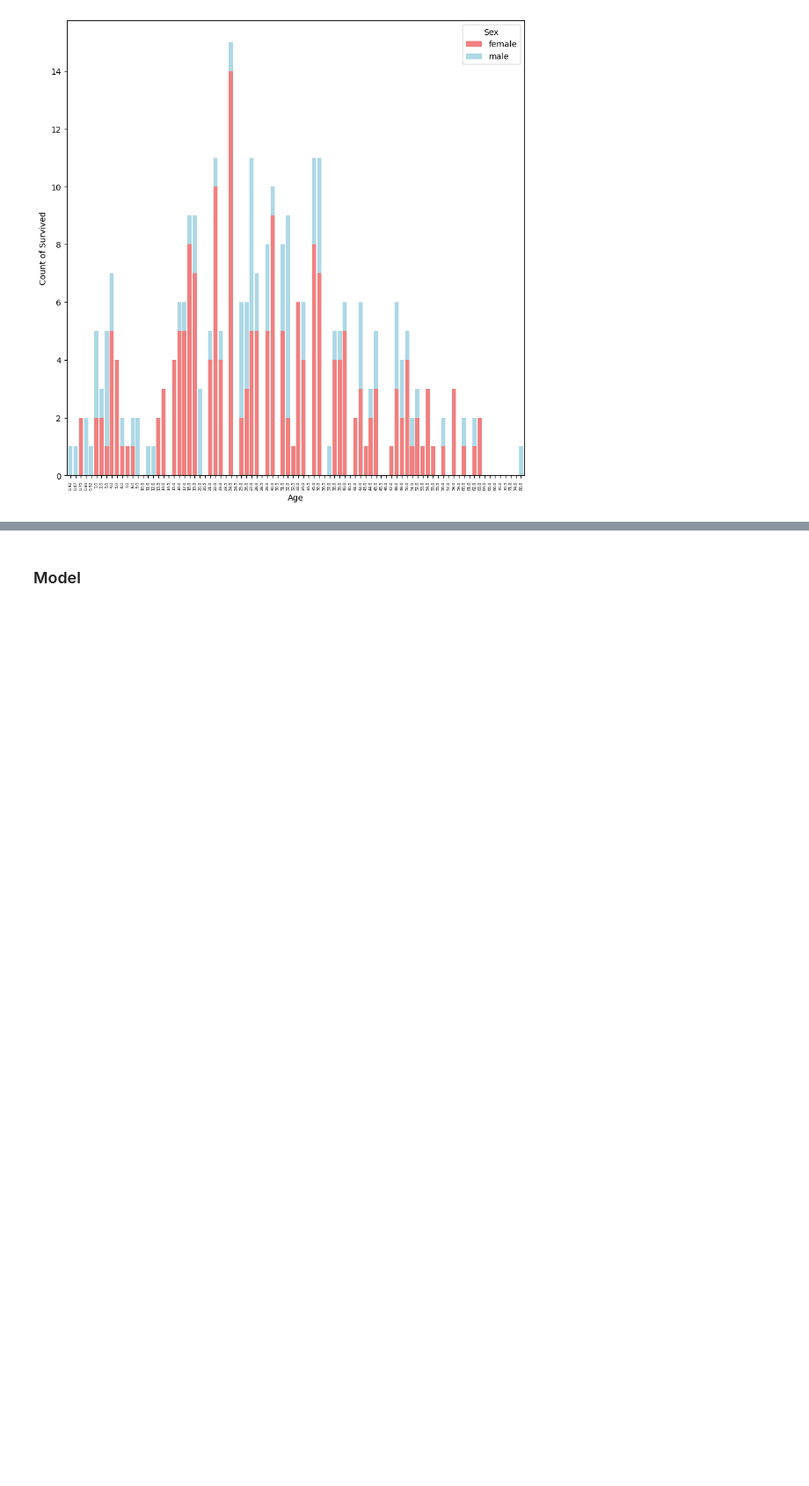
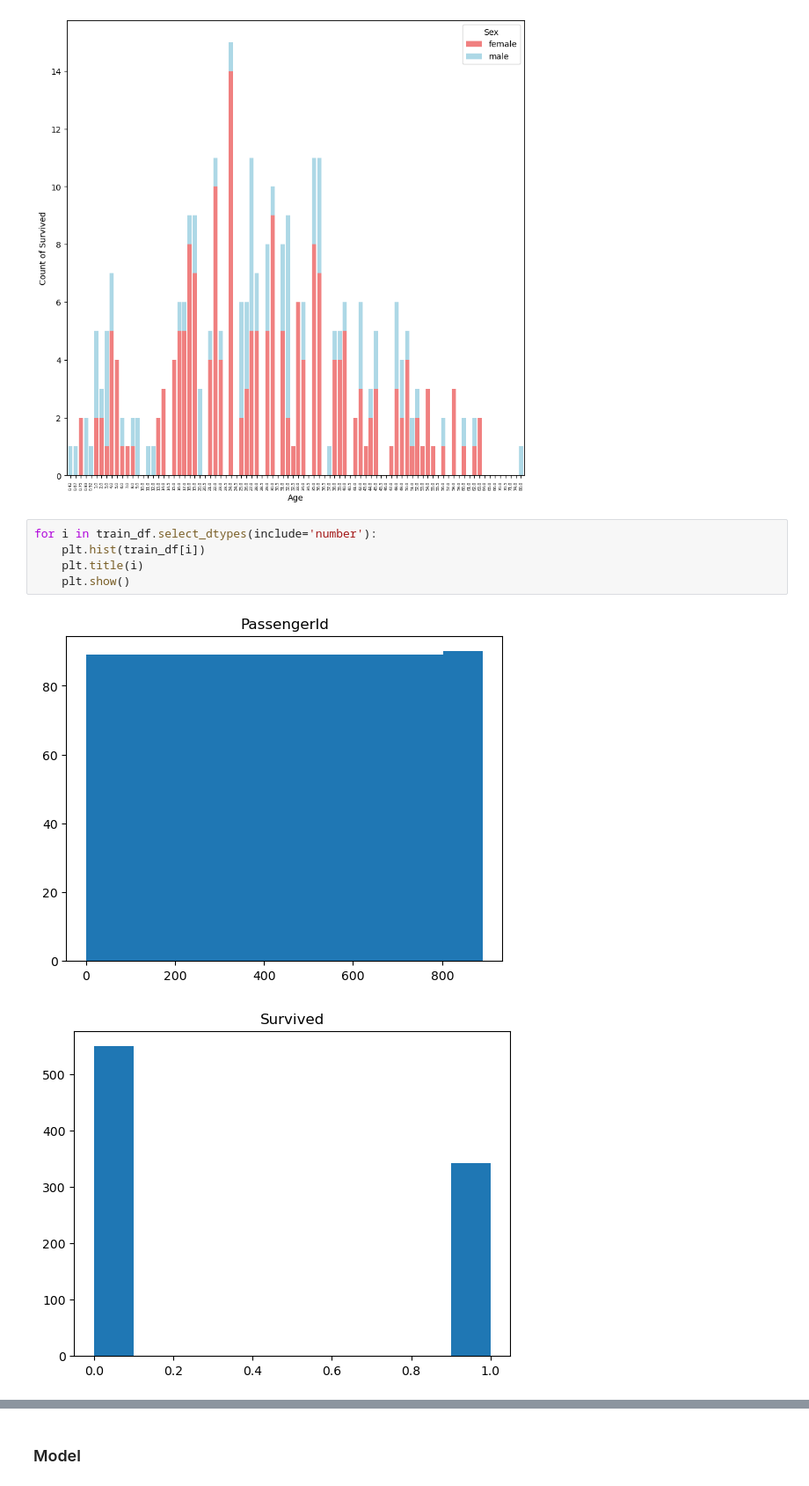
Before and after one commit to 20mattk/Kaggle-Titanic-Competition, a Jupyter notebook: titanic.ipynb, the cells around one changed output, grey strips where cells are left out. Shown at 88% size. Drawn from its saved outputs; the diff is of its cells as text; blank space fills up the shorter version.

```diff
--- a/titanic.ipynb
+++ b/titanic.ipynb
@@ -68,3 +71,11 @@ plt.xticks(fontsize=5)
 plt.show()
 # %% [output]
 [figure]
+# %%
+for i in train_df.select_dtypes(include='number'):
+    plt.hist(train_df[i])
+    plt.title(i)
+    plt.show()
+# %% [output]
+[figure, added]
+[figure, added]
```
Also changed, not shown: parts of 11 cells of this notebook, 1 other file.
